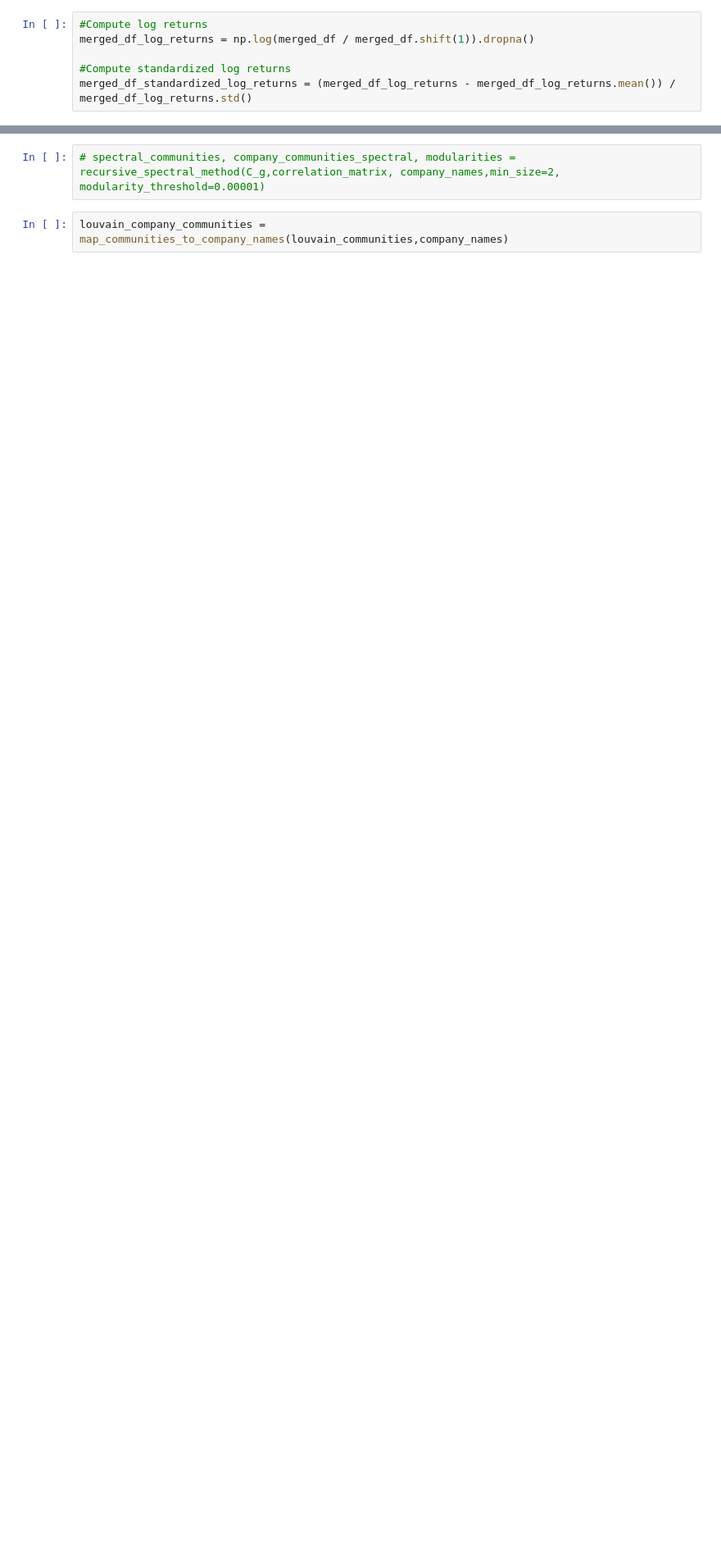
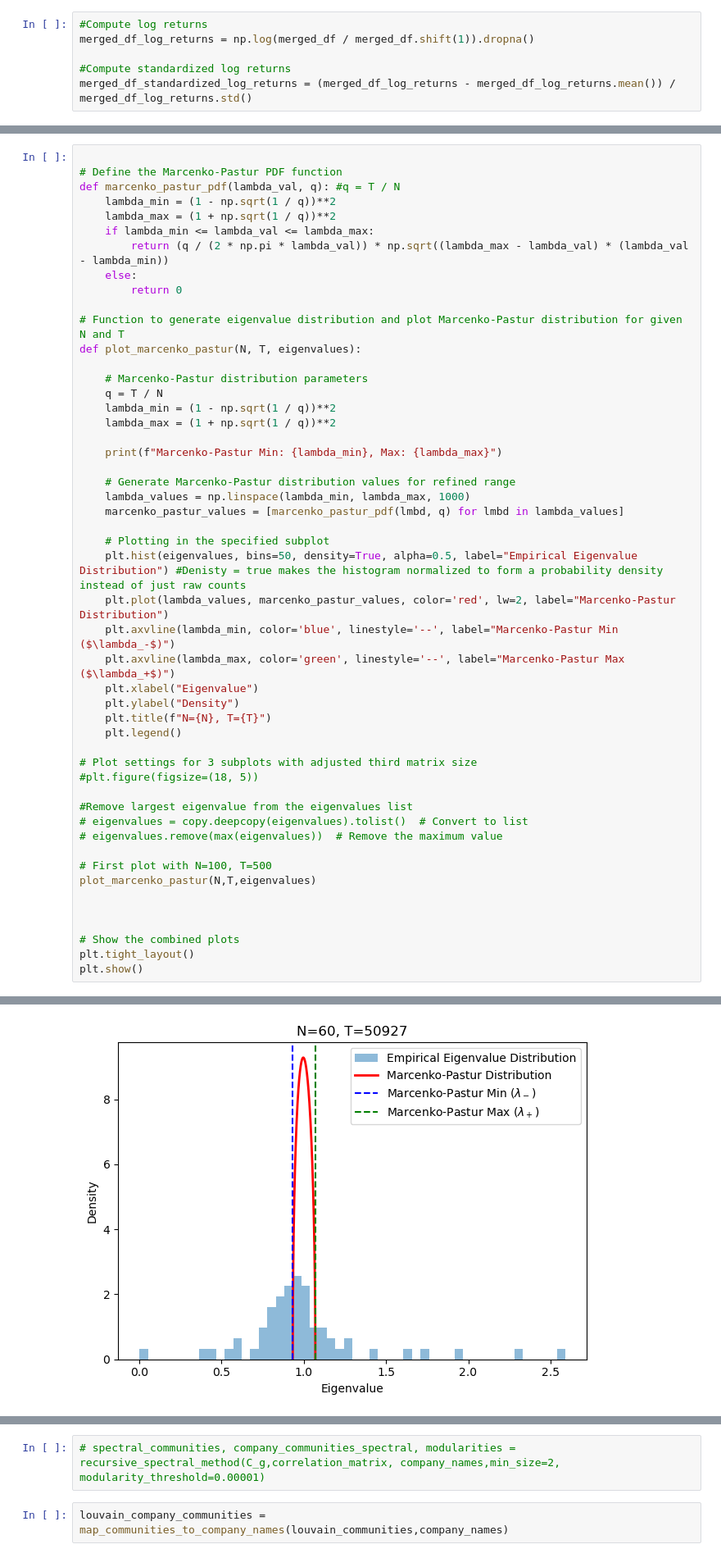
Before and after one commit to alexandrosdp/PairsTrading, a Jupyter notebook: community_detection.ipynb, the cells around one changed output, grey strips where cells are left out. Shown at 82% size. Cells and saved outputs as stored; diff of their text form; blank space fills up the shorter version.

```diff
--- a/community_detection.ipynb
+++ b/community_detection.ipynb
@@ -91,0 +174,51 @@ Global modularity of modified Louvain method:  0.009526579897910135
+# %%
+
+# Define the Marcenko-Pastur PDF function
+def marcenko_pastur_pdf(lambda_val, q): #q = T / N
+    lambda_min = (1 - np.sqrt(1 / q))**2
+    lambda_max = (1 + np.sqrt(1 / q))**2
+    if lambda_min <= lambda_val <= lambda_max:
+        return (q / (2 * np.pi * lambda_val)) * np.sqrt((lambda_max - lambda_val) * (lambda_val - lambda_min))
+    else:
+        return 0
+
+# Function to generate eigenvalue distribution and plot Marcenko-Pastur distribution for given N and T
+def plot_marcenko_pastur(N, T, eigenvalues):
+
+    # Marcenko-Pastur distribution parameters
+    q = T / N
+    lambda_min = (1 - np.sqrt(1 / q))**2
+    lambda_max = (1 + np.sqrt(1 / q))**2
+
+    print(f"Marcenko-Pastur Min: {lambda_min}, Max: {lambda_max}")
+
+    # Generate Marcenko-Pastur distribution values for refined range
+    lambda_values = np.linspace(lambda_min, lambda_max, 1000)
+    marcenko_pastur_values = [marcenko_pastur_pdf(lmbd, q) for lmbd in lambda_values]
+
+    # Plotting in the specified subplot
+    plt.hist(eigenvalues, bins=50, density=True, alpha=0.5, label="Empirical Eigenvalue Distribution") #Denisty = true makes the histogram normalized to form a probability density instead of just raw counts
+    plt.plot(lambda_values, marcenko_pastur_values, color='red', lw=2, label="Marcenko-Pastur Distribution")
+    plt.axvline(lambda_min, color='blue', linestyle='--', label="Marcenko-Pastur Min ($\lambda_-$)")
+    plt.axvline(lambda_max, color='green', linestyle='--', label="Marcenko-Pastur Max ($\lambda_+$)")
+    plt.xlabel("Eigenvalue")
+    plt.ylabel("Density")
+    plt.title(f"N={N}, T={T}")
+    plt.legend()
+
+# Plot settings for 3 subplots with adjusted third matrix size
+#plt.figure(figsize=(18, 5))
+
+#Remove largest eigenvalue from the eigenvalues list
+# eigenvalues = copy.deepcopy(eigenvalues).tolist()  # Convert to list
+# eigenvalues.remove(max(eigenvalues))  # Remove the maximum value
+
+# First plot with N=100, T=500
+plot_marcenko_pastur(N,T,eigenvalues)
+
+
+
+# Show the combined plots
+plt.tight_layout()
+plt.show()
+# %% [output]
@@ -91,0 +226 @@ Global modularity of modified Louvain method:  0.009526579897910135
+[figure, added]
```
Also changed, not shown: parts of 9 cells of this notebook, 2 other files.
